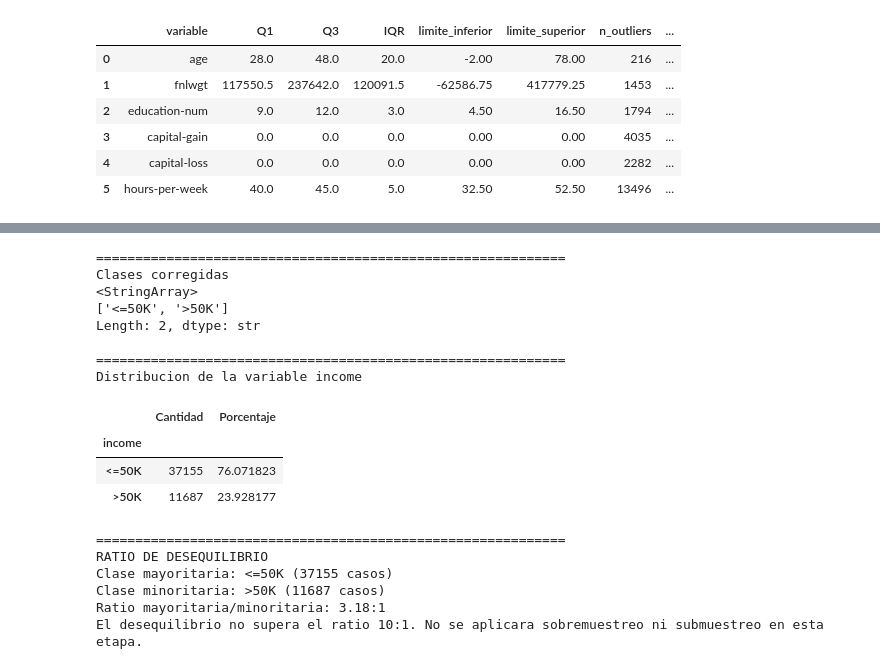
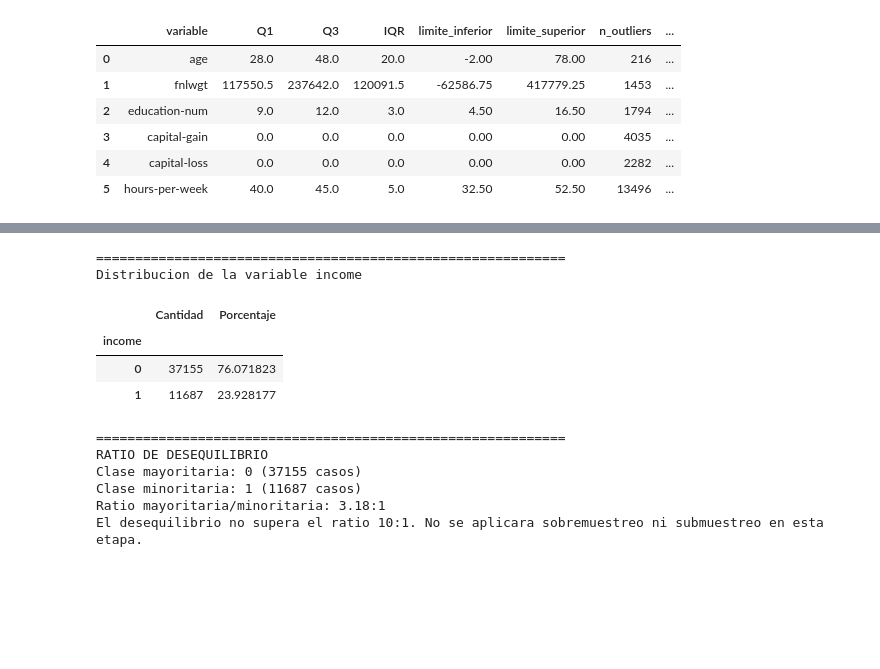
Before and after one commit to nikolevillaloboss/proyecto_final_ml, a Jupyter notebook: notebooks/01_EDA_faltantes_outliers.ipynb, the cells around one changed output, grey strips where cells are left out. Cells and saved outputs as stored; diff of their text form; code cells hidden in the pictures; blank space fills up the shorter version.

```diff
--- a/notebooks/01_EDA_faltantes_outliers.ipynb
+++ b/notebooks/01_EDA_faltantes_outliers.ipynb
@@ -1033,24 +1033,23 @@ from sklearn.utils.class_weight import compute_class_weight
 # 1. Corregir las clases de income
 # ============================================================
 
-# En Adult aparecen etiquetas como:
-# <=50K y <=50K.
-# >50K  y >50K.
-#
-# El punto final no representa una clase diferente,
-# por lo que se elimina.
+# En Adult aparecen etiquetas como: <=50K y <=50K. >50K  y >50K.
+# El punto final no representa una clase diferente, por lo que se elimina.
 
 df_procesado["income"] = (
     df_procesado["income"]
+    .astype(str)
     .str.strip()
     .str.rstrip(".")
 )
 
+# Convertimos la variable objetivo a valores numéricos donde 0 = <=50K y 1 = >50K
 
-print("=" * 60)
-print("Clases corregidas")
+df_procesado["income"] = df_procesado["income"].map({
+    "<=50K": 0,
+    ">50K": 1
+})
 
-print(df_procesado["income"].unique())
 
 
 # ============================================================
@@ -1113,45 +1112,39 @@ print(
 # ============================================================
 # 4. Interpretacion
 # ============================================================
 
 if imbalance_ratio >= 100:
 
     print(
         "Desequilibrio severo. "
         "Se requiere tratamiento."
     )
 
 elif imbalance_ratio >= 10:
 
     print(
         "Existe un desequilibrio importante. "
         "Se recomienda considerar tratamiento."
     )
 
 else:
 
     print(
         "El desequilibrio no supera el ratio 10:1. "
         "No se aplicara sobremuestreo ni submuestreo "
         "en esta etapa."
     )
 # %% [output]
-============================================================
-Clases corregidas
-<StringArray>
-['<=50K', '>50K']
-Length: 2, dtype: str
-
 ============================================================
 Distribucion de la variable income
 |  | Cantidad | Porcentaje |
 | income |  |  |
-| <=50K | 37155 | 76.071823 |
-| >50K | 11687 | 23.928177 |
+| 0 | 37155 | 76.071823 |
+| 1 | 11687 | 23.928177 |
 ============================================================
 RATIO DE DESEQUILIBRIO
-Clase mayoritaria: <=50K (37155 casos)
-Clase minoritaria: >50K (11687 casos)
+Clase mayoritaria: 0 (37155 casos)
+Clase minoritaria: 1 (11687 casos)
 Ratio mayoritaria/minoritaria: 3.18:1
 El desequilibrio no supera el ratio 10:1. No se aplicara sobremuestreo ni submuestreo en esta etapa.
 # %%
```
Also changed, not shown: parts of 4 cells of this notebook, 5 other files.
